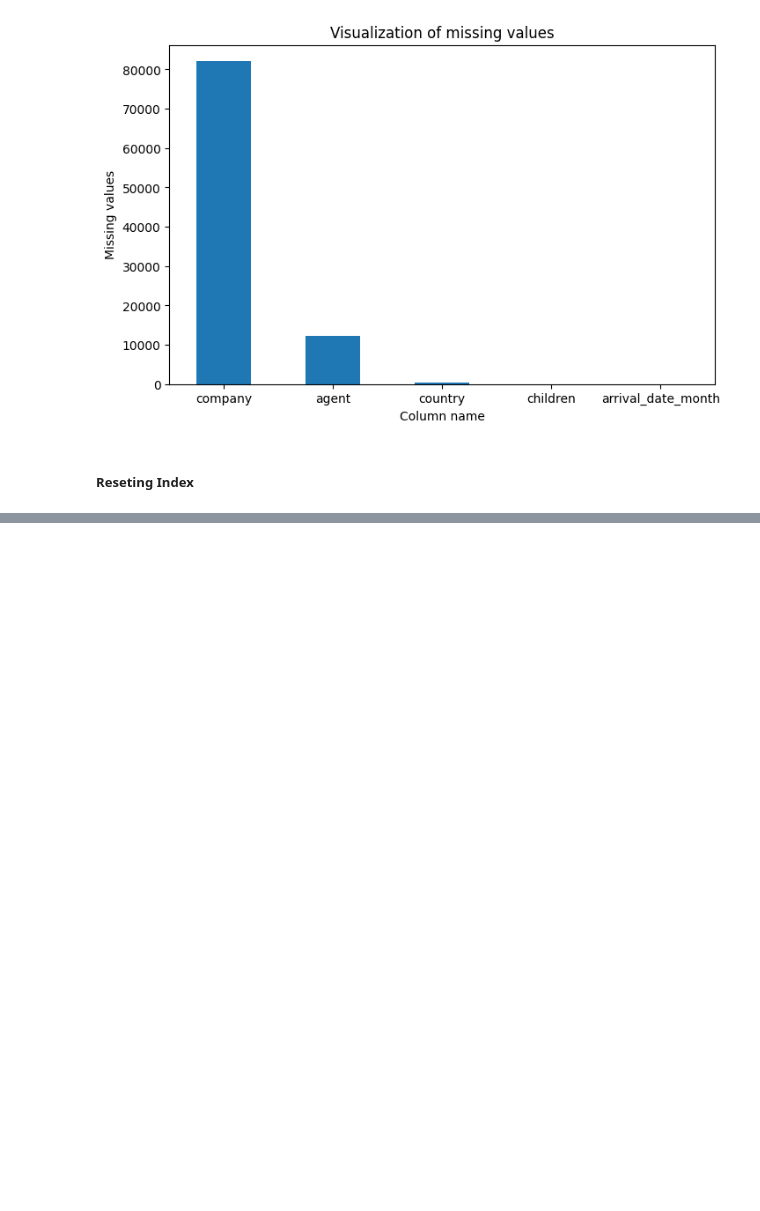
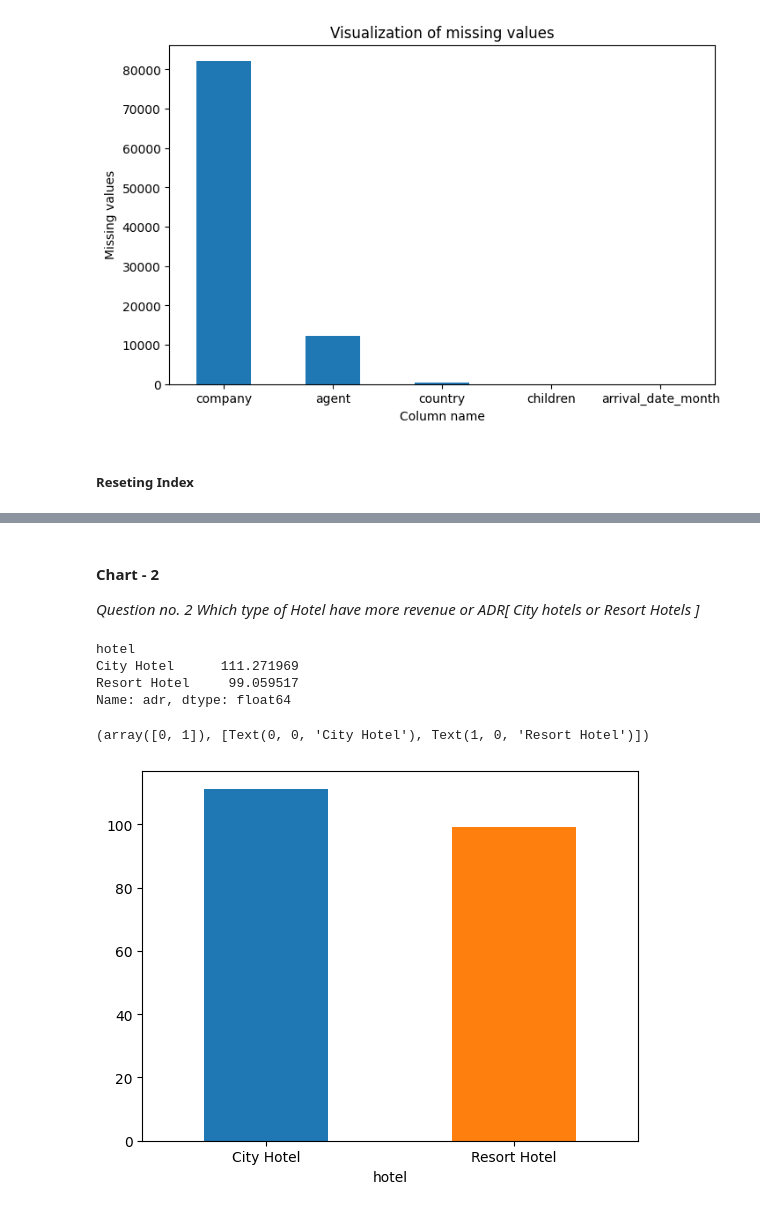
Before and after one commit to Digvijay-0/hotel-analysis, a Jupyter notebook: Hotel_Bookings.ipynb, the cells around one changed output, grey strips where cells are left out. Drawn from its saved outputs; the diff is of its cells as text; code cells hidden in the pictures; blank space fills up the shorter version.

```diff
--- a/Hotel_Bookings.ipynb
+++ b/Hotel_Bookings.ipynb
@@ -190,0 +303,11 @@ df.tail()
+# %%
+# MAking copy of data set
+df1 = df.copy()
+# %%
+# Adding total staying days in hotel in one column
+df1['total_stay']= df1['stays_in_weekend_nights']+ df1['stays_in_week_nights']
+
+# Adding total people num as a column
+df1['total_num_people'] =  df1['adults']+df1['children'] +df1['babies']
+
+df1.sample(5)
@@ -190,0 +340,3 @@ df.tail()
+# %%
+df1.drop(df1[df1['total_num_people'] == 0].index, inplace = True)
+df
@@ -190,0 +404,22 @@ df.tail()
+# %% [markdown]
+#### Chart - 2
+*Question no. 2 Which type of Hotel have more revenue or ADR[ City hotels or Resort Hotels ]*
+# %%
+# grouping by hotel adr
+avg_adr = df1.groupby('hotel')['adr'].mean()
+avg_adr
+# %% [output]
+hotel
+City Hotel      111.271969
+Resort Hotel     99.059517
+Name: adr, dtype: float64
+# %%
+# graph plotting
+avg_adr.plot(kind = 'bar', color = sns.color_palette('tab10'))
+
+plt.title('Avg ADR [average daily rate] of each hotel type')
+plt.ylabel('ADR')
+plt.xticks(rotation = 0)
+# %% [output]
+(array([0, 1]), [Text(0, 0, 'City Hotel'), Text(1, 0, 'Resort Hotel')])
+[figure, added]
```
Also changed, not shown: parts of 28 cells of this notebook.
